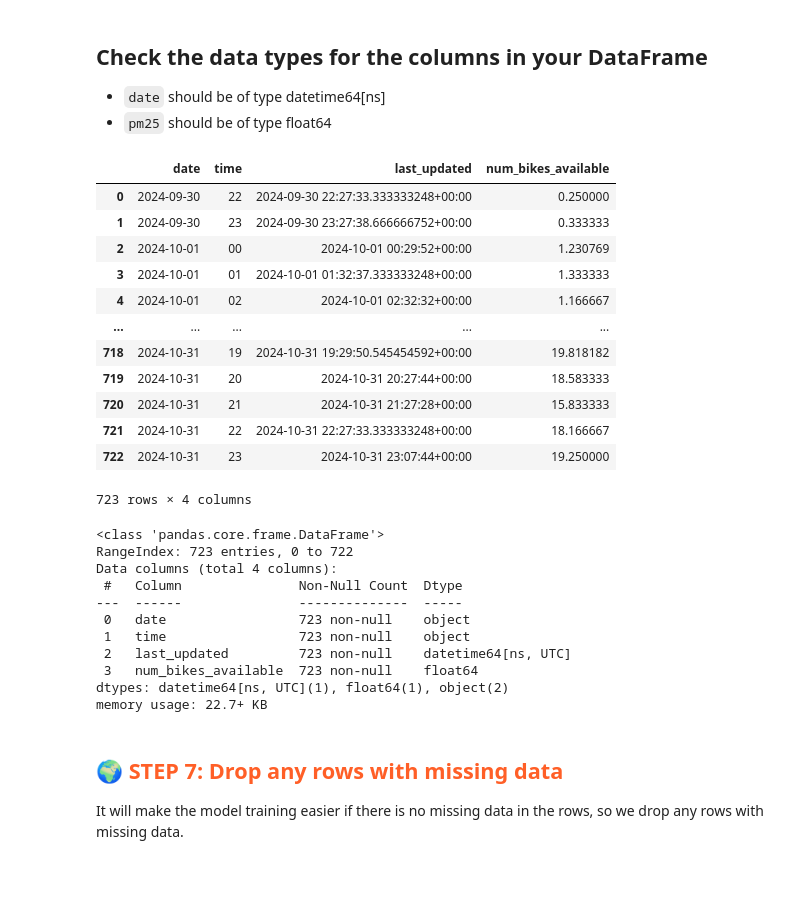
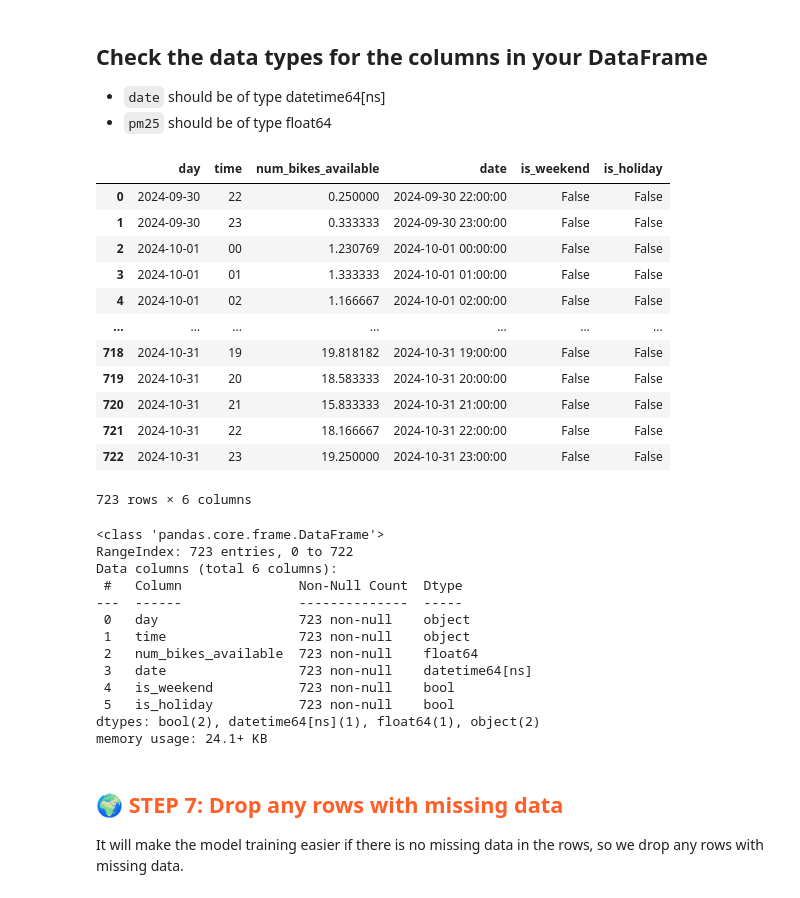
Before and after one commit to juliatribo/Bikes-prediction, a Jupyter notebook: notebooks/ch03/1_air_quality_feature_backfill.ipynb, the cells around one changed output. Drawn from its saved outputs; the diff is of its cells as text; code cells hidden in the pictures.

Commit message:
add holidays

```diff
--- a/notebooks/ch03/1_air_quality_feature_backfill.ipynb
+++ b/notebooks/ch03/1_air_quality_feature_backfill.ipynb
@@ -135,50 +119,64 @@ We want to have a DataFrame with 2 columns - `date` and `pm25` after this cell b
 # %%
 # These commands will succeed if your CSV file didn't have a `median` or `timestamp` column
 #df = df.rename(columns={"median": "pm25"})
 #df = df.rename(columns={"timestamp": "date"})
 
 station_df = df[['last_updated', 'num_bikes_available']]
 station_df['last_updated'] = pd.to_datetime(
     station_df['last_updated'], unit='s', utc=True, errors='coerce'
 )
 
 # Crear columna 'date' con la fecha
 station_df['day'] = station_df['last_updated'].dt.strftime('%Y-%m-%d')
 # Crear columna 'time' con la hora
 station_df['time'] = station_df['last_updated'].dt.strftime('%H')
 station_df = station_df.rename(columns={"last_updated": "date"})
-hourly_avg_df = station_df.groupby(['date', 'time']).mean().reset_index()
+hourly_avg_df = station_df.groupby(['day', 'time']).mean(["num_bikes_available"]).reset_index()
+
+## Add a column date with the date based on the columns day and time, type datetime
+hourly_avg_df['date'] = hourly_avg_df['day'] + ' ' + hourly_avg_df['time'] + ':00:00'
+hourly_avg_df['date'] = pd.to_datetime(hourly_avg_df['date'], format='%Y-%m-%d %H:%M:%S')
+
+## Adding a new boolean column if the date is weekend or not
+hourly_avg_df['is_weekend'] = hourly_avg_df['date'].dt.dayofweek > 4
+## Adding a new boolean column if the date is holiday or not
+holidays_es = holidays.Spain()
+hourly_avg_df['is_holiday'] = hourly_avg_df['date'].dt.date.astype(str).map(lambda x: x in holidays_es)
 
 hourly_avg_df
+
+# Get the column with date 2024
 # %% [output]
-|  | date | time | last_updated | num_bikes_available |
-| 0 | 2024-09-30 | 22 | 2024-09-30 22:27:33.333333248+00:00 | 0.250000 |
-| 1 | 2024-09-30 | 23 | 2024-09-30 23:27:38.666666752+00:00 | 0.333333 |
-| 2 | 2024-10-01 | 00 | 2024-10-01 00:29:52+00:00 | 1.230769 |
-| 3 | 2024-10-01 | 01 | 2024-10-01 01:32:37.333333248+00:00 | 1.333333 |
-| 4 | 2024-10-01 | 02 | 2024-10-01 02:32:32+00:00 | 1.166667 |
-| ... | ... | ... | ... | ... |
-| 718 | 2024-10-31 | 19 | 2024-10-31 19:29:50.545454592+00:00 | 19.818182 |
-| 719 | 2024-10-31 | 20 | 2024-10-31 20:27:44+00:00 | 18.583333 |
-| 720 | 2024-10-31 | 21 | 2024-10-31 21:27:28+00:00 | 15.833333 |
-| 721 | 2024-10-31 | 22 | 2024-10-31 22:27:33.333333248+00:00 | 18.166667 |
-| 722 | 2024-10-31 | 23 | 2024-10-31 23:07:44+00:00 | 19.250000 |
+|  | day | time | num_bikes_available | date | is_weekend | is_holiday |
+| 0 | 2024-09-30 | 22 | 0.250000 | 2024-09-30 22:00:00 | False | False |
+| 1 | 2024-09-30 | 23 | 0.333333 | 2024-09-30 23:00:00 | False | False |
+| 2 | 2024-10-01 | 00 | 1.230769 | 2024-10-01 00:00:00 | False | False |
+| 3 | 2024-10-01 | 01 | 1.333333 | 2024-10-01 01:00:00 | False | False |
+| 4 | 2024-10-01 | 02 | 1.166667 | 2024-10-01 02:00:00 | False | False |
+| ... | ... | ... | ... | ... | ... | ... |
+| 718 | 2024-10-31 | 19 | 19.818182 | 2024-10-31 19:00:00 | False | False |
+| 719 | 2024-10-31 | 20 | 18.583333 | 2024-10-31 20:00:00 | False | False |
+| 720 | 2024-10-31 | 21 | 15.833333 | 2024-10-31 21:00:00 | False | False |
+| 721 | 2024-10-31 | 22 | 18.166667 | 2024-10-31 22:00:00 | False | False |
+| 722 | 2024-10-31 | 23 | 19.250000 | 2024-10-31 23:00:00 | False | False |
-723 rows × 4 columns
+723 rows × 6 columns
 # %%
 # Cast the pm25 column to be a float32 data type
 hourly_avg_df.info()
 # %% [output]
 <class 'pandas.core.frame.DataFrame'>
 RangeIndex: 723 entries, 0 to 722
-Data columns (total 4 columns):
+Data columns (total 6 columns):
  #   Column               Non-Null Count  Dtype
 ---  ------               --------------  -----
- 0   date                 723 non-null    object
+ 0   day                  723 non-null    object
  1   time                 723 non-null    object
- 2   last_updated         723 non-null    datetime64[ns, UTC]
- 3   num_bikes_available  723 non-null    float64
-dtypes: datetime64[ns, UTC](1), float64(1), object(2)
-memory usage: 22.7+ KB
+ 2   num_bikes_available  723 non-null    float64
+ 3   date                 723 non-null    datetime64[ns]
+ 4   is_weekend           723 non-null    bool
+ 5   is_holiday           723 non-null    bool
+dtypes: bool(2), datetime64[ns](1), float64(1), object(2)
+memory usage: 24.1+ KB
 # %% [markdown]
 ## <span style='color:#ff5f27'> 🌍 STEP 7: Drop any rows with missing data </span>
 It will make the model training easier if there is no missing data in the rows, so we drop any rows with missing data.
```
Also changed, not shown: parts of 9 cells of this notebook, 2 other files.
